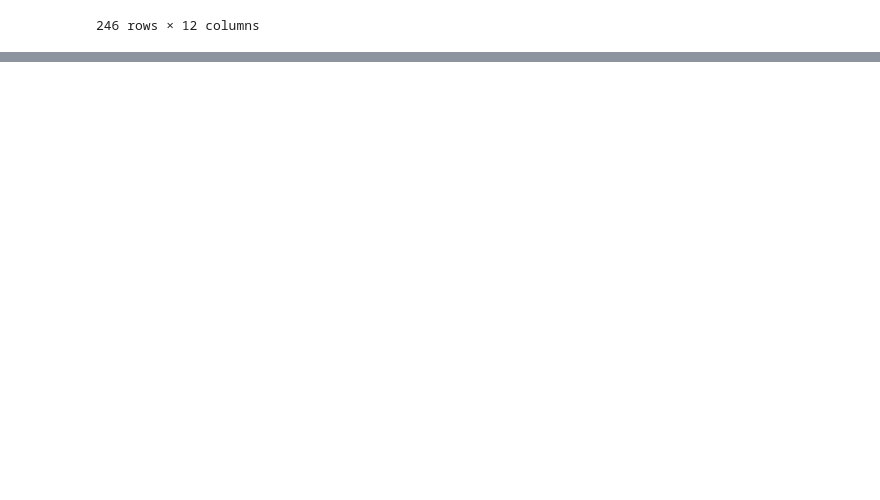
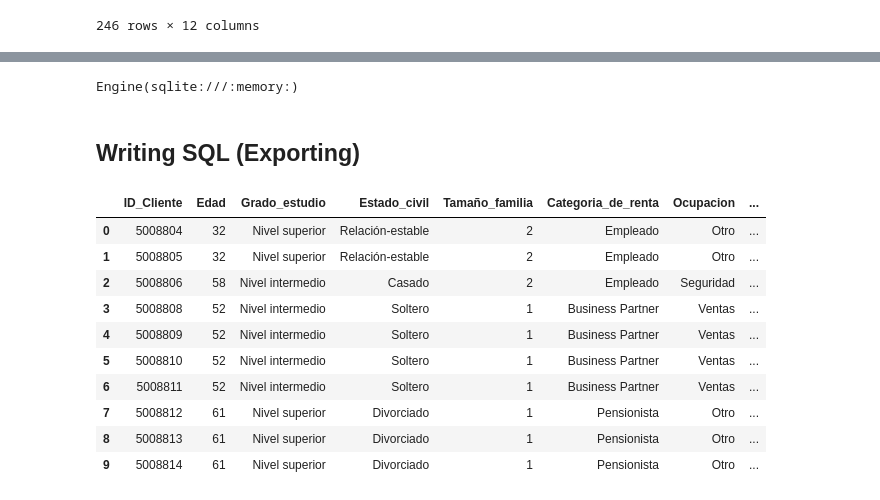
Before and after one commit to dscamacho333/Data_Science_Course, a Jupyter notebook: Pandas_E_S.ipynb, the cells around one changed output, grey strips where cells are left out. Drawn from its saved outputs; the diff is of its cells as text; code cells hidden in the pictures; blank space fills up the shorter version.

```diff
--- a/Pandas_E_S.ipynb
+++ b/Pandas_E_S.ipynb
@@ -426,0 +473,27 @@ population_wikipedia_dataframe[0]
+# %%
+engine
+# %% [output]
+Engine(sqlite:///:memory:)
+# %% [markdown]
+## Writing SQL (Exporting)
+# %%
+# Read CSV File and make it a DataFrame object
+
+bank_customers_csv_dataframe : pd.DataFrame = pd.read_csv(
+    '/content/drive/MyDrive/Programación Profesional/Data Science/ETL/Pandas (ETL)/Pandas E S/Datasets/SQL Datasets/clientes_banco.csv',
+    sep=','
+)
+# %%
+bank_customers_csv_dataframe.head(10)
+# %% [output]
+|  | ID_Cliente | Edad | Grado_estudio | Estado_civil | Tamaño_familia | Categoria_de_renta | Ocupacion | ... |
+| 0 | 5008804 | 32 | Nivel superior | Relación-estable | 2 | Empleado | Otro | ... |
+| 1 | 5008805 | 32 | Nivel superior | Relación-estable | 2 | Empleado | Otro | ... |
+| 2 | 5008806 | 58 | Nivel intermedio | Casado | 2 | Empleado | Seguridad | ... |
+| 3 | 5008808 | 52 | Nivel intermedio | Soltero | 1 | Business Partner | Ventas | ... |
+| 4 | 5008809 | 52 | Nivel intermedio | Soltero | 1 | Business Partner | Ventas | ... |
+| 5 | 5008810 | 52 | Nivel intermedio | Soltero | 1 | Business Partner | Ventas | ... |
+| 6 | 5008811 | 52 | Nivel intermedio | Soltero | 1 | Business Partner | Ventas | ... |
+| 7 | 5008812 | 61 | Nivel superior | Divorciado | 1 | Pensionista | Otro | ... |
+| 8 | 5008813 | 61 | Nivel superior | Divorciado | 1 | Pensionista | Otro | ... |
+| 9 | 5008814 | 61 | Nivel superior | Divorciado | 1 | Pensionista | Otro | ... |
```
Also changed, not shown: parts of 14 cells of this notebook.
